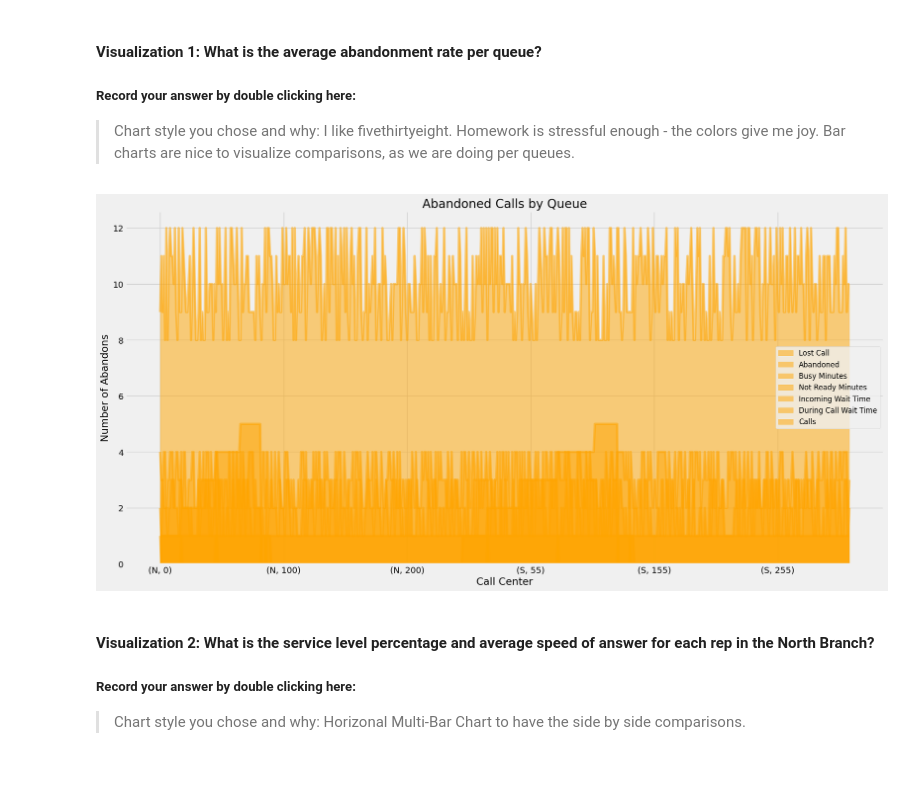
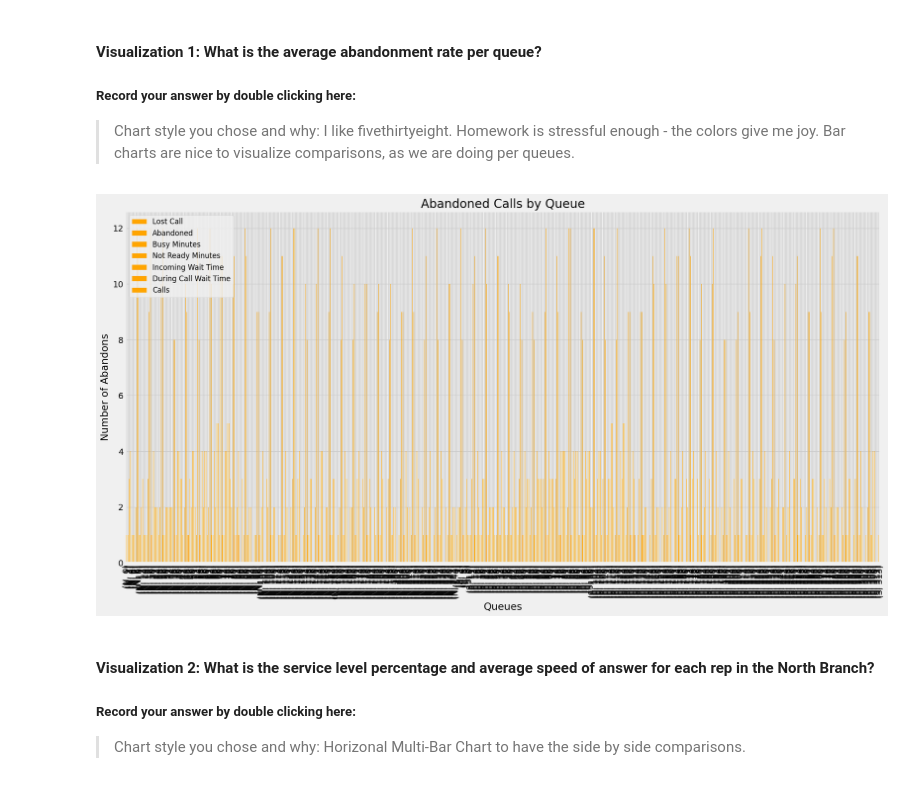
Before and after one commit to Hockeystyx/call-center-cleanup-assignment, a Jupyter notebook: Call_Center_Cleanup.ipynb, the cells around one changed output. Saved outputs shown, nothing was run; the diff lists cells and outputs as text; code cells hidden in the pictures.

Commit message:
Corrections up to the last question - need guidance

```diff
--- a/Call_Center_Cleanup.ipynb
+++ b/Call_Center_Cleanup.ipynb
@@ -427,7 +430,12 @@ south_df[south_df.duplicated()]
 # %%
 #Code Used
 # Add Additional Cells as needed.
-north_df['Sale'].str.strip()
+# Correction made here:
+#north_df['Sale'].value_counts()
+print(north_df['Sale'].value_counts())
 
+#Previous answer below:
+north_df['Sale']= north_df['Sale'].str.strip()
+print(north_df['Sale'].value_counts())
 print(north_df)
 # %% [output]
@@ -733,36 +739,36 @@ Create a visualization for each of the following questions. Some of the code to
 # Create visualization 1 here
 # Import any additional libraries needed with alias
 
 import pandas as pd
 import numpy as np
 import seaborn as sb
 import matplotlib.pyplot as plt
 from matplotlib import style
 # setting style for graphs
 style.use('fivethirtyeight')
 plt.rcParams['figure.figsize'] = (20,10)
 
 
 # The dictionary abandonment_rates has the data you need.
 abandonment_rates = {}
 queues = ["A", "B", "C", "D"]
 queue_dict = df_keys.groupby("Queue").agg("sum")
 for i in range(4):
     abandonment_rates[queues[i]] = queue_dict["Abandoned"][i] / queue_dict["Calls"][i]
 
 #Your Code Here:
-df_keys.plot(kind = 'area', stacked = False, color = 'orange')
+df_keys.plot(kind = 'bar', stacked = False, color = 'orange')
 plt.title('Abandoned Calls by Queue',color = 'black')
-plt.xlabel('Call Center',color = 'black')
+plt.xlabel('Queues',color = 'black')
 plt.ylabel('Number of Abandons',color = 'black')
 plt.legend(fontsize = 12)
 plt.xticks(color = 'black')
 plt.yticks(color = 'black')
 plt.savefig('area_unstacked.png')
 
 plt.show()
 # %% [output]
-[figure, old version]
+[figure, new version]
 # %% [markdown]
 #### Visualization 2: What is the service level percentage and average speed of answer for each rep in the North Branch?
 ##### Record your answer by double clicking here:
```
Also changed, not shown: parts of 15 cells of this notebook, 1 other file.
